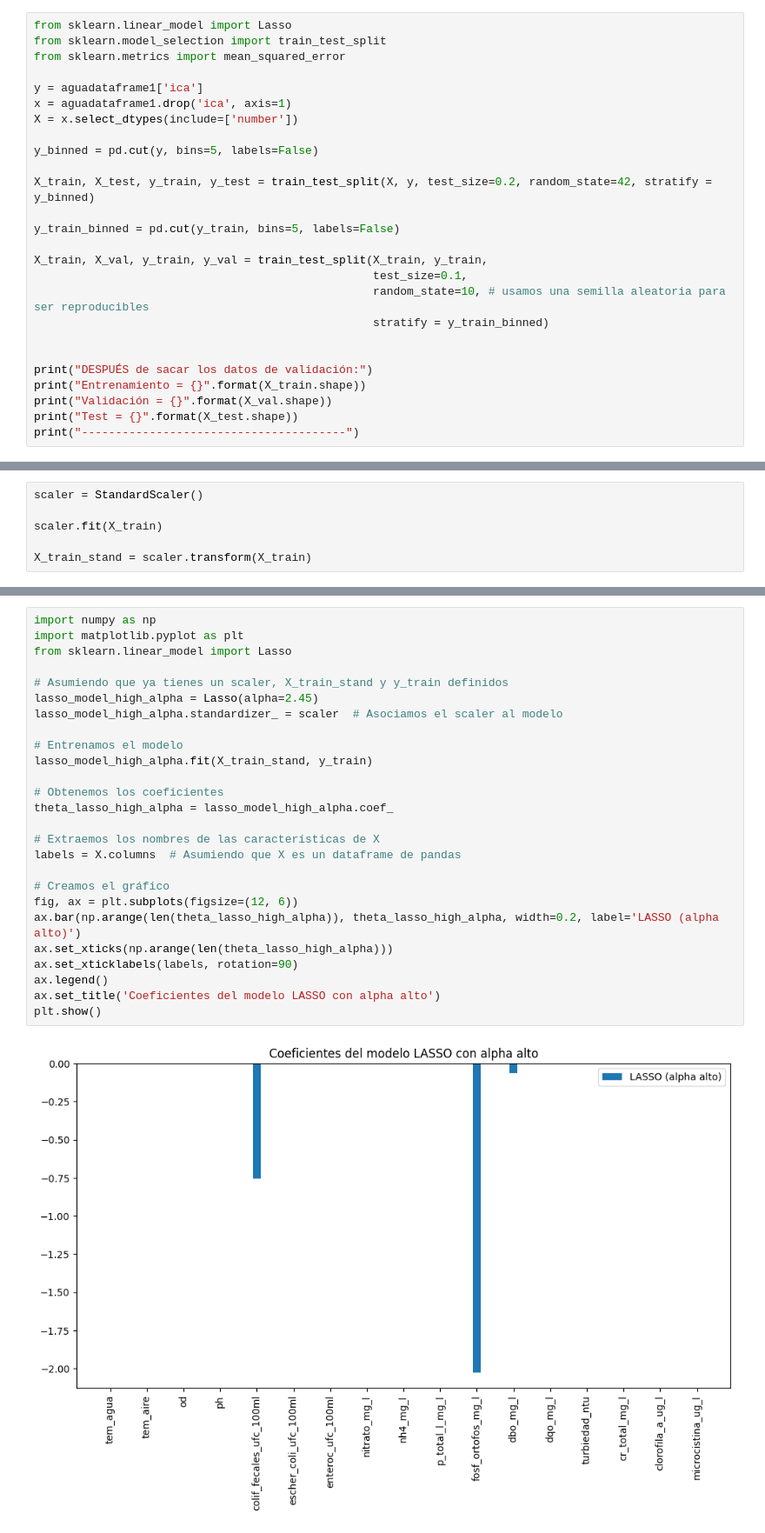
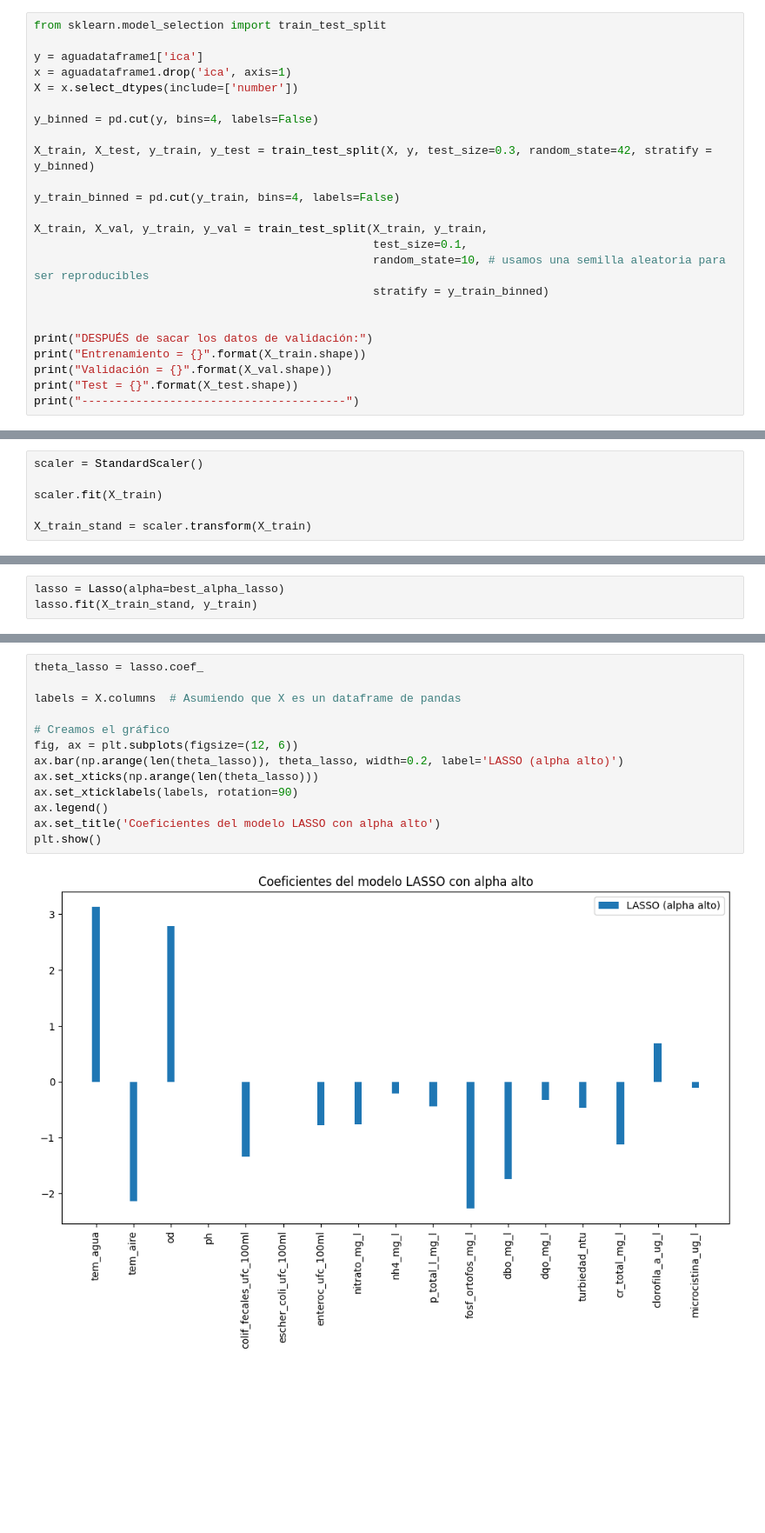
Before and after one commit to RamiroOrtiz02/PracticoEspecialGrupo14, a Jupyter notebook: codigo.ipynb, the cells around one changed output, grey strips where cells are left out. Shown at 87% size. Saved outputs shown, nothing was run; the diff lists cells and outputs as text; blank space fills up the shorter version.

```diff
--- a/codigo.ipynb
+++ b/codigo.ipynb
@@ -681,19 +703,17 @@ Covariance Type:            nonrobust
 Notes:
 [1] Standard Errors assume that the covariance matrix of the errors is correctly specified.
 # %%
-from sklearn.linear_model import Lasso
 from sklearn.model_selection import train_test_split
-from sklearn.metrics import mean_squared_error
 
 y = aguadataframe1['ica']
 x = aguadataframe1.drop('ica', axis=1)
 X = x.select_dtypes(include=['number'])
 
-y_binned = pd.cut(y, bins=5, labels=False)
+y_binned = pd.cut(y, bins=4, labels=False)
 
-X_train, X_test, y_train, y_test = train_test_split(X, y, test_size=0.2, random_state=42, stratify = y_binned)
+X_train, X_test, y_train, y_test = train_test_split(X, y, test_size=0.3, random_state=42, stratify = y_binned)
 
-y_train_binned = pd.cut(y_train, bins=5, labels=False)
+y_train_binned = pd.cut(y_train, bins=4, labels=False)
 
 X_train, X_val, y_train, y_val = train_test_split(X_train, y_train,
                                                   test_size=0.1,
@@ -720,0 +791,3 @@ X_train_stand = scaler.transform(X_train)
+# %%
+lasso = Lasso(alpha=best_alpha_lasso)
+lasso.fit(X_train_stand, y_train)
@@ -721,28 +809,15 @@ X_train_stand = scaler.transform(X_train)
 # %%
-import numpy as np
-import matplotlib.pyplot as plt
-from sklearn.linear_model import Lasso
+theta_lasso = lasso.coef_
 
-# Asumiendo que ya tienes un scaler, X_train_stand y y_train definidos
-lasso_model_high_alpha = Lasso(alpha=2.45)
-lasso_model_high_alpha.standardizer_ = scaler  # Asociamos el scaler al modelo
-
-# Entrenamos el modelo
-lasso_model_high_alpha.fit(X_train_stand, y_train)
-
-# Obtenemos los coeficientes
-theta_lasso_high_alpha = lasso_model_high_alpha.coef_
-
-# Extraemos los nombres de las características de X
 labels = X.columns  # Asumiendo que X es un dataframe de pandas
 
 # Creamos el gráfico
 fig, ax = plt.subplots(figsize=(12, 6))
-ax.bar(np.arange(len(theta_lasso_high_alpha)), theta_lasso_high_alpha, width=0.2, label='LASSO (alpha alto)')
-ax.set_xticks(np.arange(len(theta_lasso_high_alpha)))
+ax.bar(np.arange(len(theta_lasso)), theta_lasso, width=0.2, label='LASSO (alpha alto)')
+ax.set_xticks(np.arange(len(theta_lasso)))
 ax.set_xticklabels(labels, rotation=90)
 ax.legend()
 ax.set_title('Coeficientes del modelo LASSO con alpha alto')
 plt.show()
 # %% [output]
-[figure, old version]
+[figure, new version]
```
Also changed, not shown: parts of 37 cells of this notebook.
